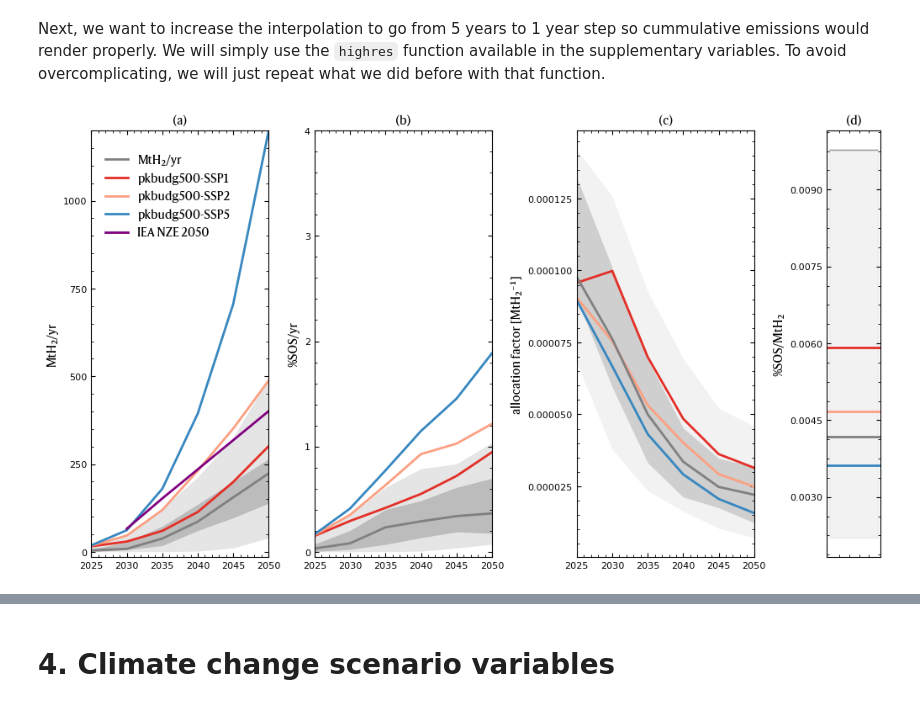
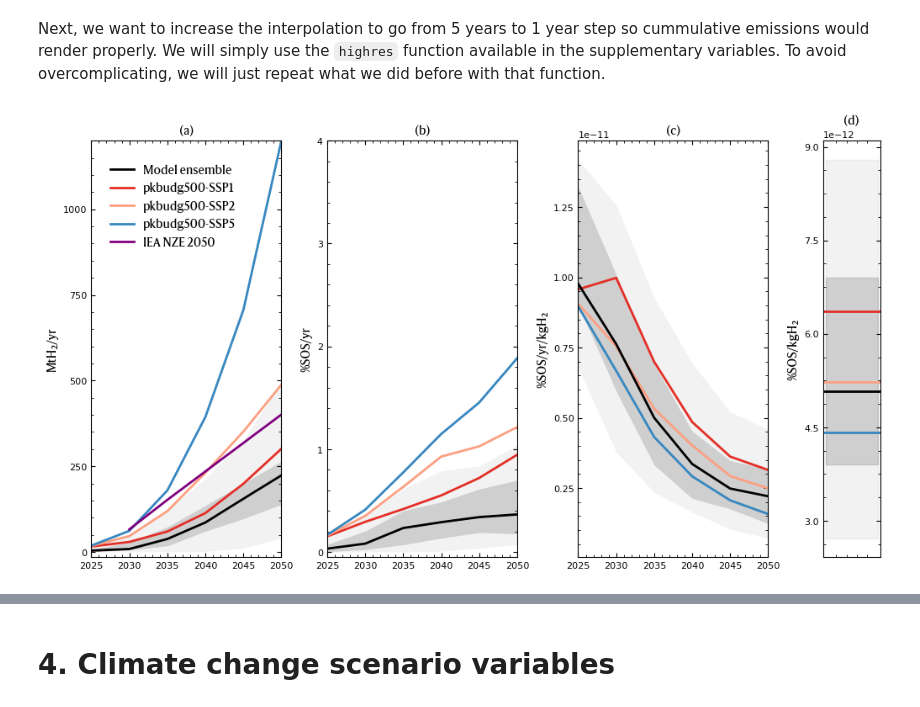
Before and after one commit to Michael-ljn/pathways-H2-prod-within-PBs, a Jupyter notebook: code/2_02_allocated_space.ipynb, the cells around one changed output, grey strips where cells are left out. Drawn from its saved outputs; the diff is of its cells as text; code cells hidden in the pictures.

Commit message:
updated notebook for allocated space

```diff
--- a/code/2_02_allocated_space.ipynb
+++ b/code/2_02_allocated_space.ipynb
@@ -30,2 +32,6 @@ using JLD2
 include("Utils/2_02_utils.jl");
 xr = pyimport("xarray");
+# %%
+function quantile(a::Matrix{Float64}, q::Float64; dims::Int64)
+    return mapslices(x -> quantile(x, q), a; dims=dims) |> vec
+end
@@ -275,23 +270,23 @@ Next, we want to increase the interpolation to go from 5 years to 1 year step so
 A,B,C,D = plt.figure(figsize=(10, 5.5),facecolor="none",layout="constrained").subplot_mosaic(
                                         "ABCD",
                                         width_ratios=[1,1,1,0.3])
-                                        axs=[B,A,C,D]
-                                        axs=[i[2] for i in axs]
+axs=[B,A,C,D]
+axs=[i[2] for i in axs]
 years=2025:5:2050
 year_index=years.-2019
 for (ax,mat,l) in  zip(axs[1:2],[ṁᴹᵗ,α.*100],["MtH₂/yr","%"])
     mins = (minimum(mat, dims=1)|>vec)[year_index]
     maxs = (maximum(mat, dims=1)|>vec)[year_index]
-    q05 = (mapslices(x -> quantile(x, 0.05), mat; dims=1)|>vec)[year_index]
-    q25 = (mapslices(x -> quantile(x, 0.25), mat; dims=1)|>vec)[year_index]
-    q50 = (mapslices(x -> median(x), mat; dims=1)|>vec)[year_index]
-    q75 = (mapslices(x -> quantile(x, 0.75), mat; dims=1)|>vec)[year_index]
-    q95 = (mapslices(x -> quantile(x, 0.95), mat; dims=1)|>vec)[year_index]
+    q05 = quantile(mat, 0.05; dims=1)[year_index]
+    q25 = quantile(mat, 0.25; dims=1)[year_index]
+    q50 = median(mat; dims=1)[year_index]
+    q75 = quantile(mat, 0.75; dims=1)[year_index]
+    q95 = quantile(mat, 0.95; dims=1)[year_index]
 
-    ax.plot(years, q50,color="grey",label=l,lw=2)
+    ax.plot(years, q50,color="k",label="Model ensemble",lw=2)
     # ax.fill_between(x=years, y1=mins, y2=maxs, color="grey",linewidth=0, alpha=0.1)
-    ax.fill_between(x=years, y1=q05, y2=q95, color="grey",linewidth=0, alpha=0.2)
-    ax.fill_between(x=years, y1=q25, y2=q75, color="grey",linewidth=0, alpha=0.4)
+    ax.fill_between(x=years, y1=q05, y2=q95, color="grey",linewidth=0, alpha=0.1)
+    ax.fill_between(x=years, y1=q25, y2=q75, color="grey",linewidth=0, alpha=0.3)
     ax.set_ylabel(l, fontproperties=font_prop)
     ax.tick_params(axis="both", direction="in")
 end
@@ -312,65 +307,58 @@ axs[1].set_title("(a)", fontproperties=font_prop)
 for (i,k) in zip(1:3,["yellow","orange","purple"])
     axs[2].plot(years,β_rmd[:,year_index][i,:].*100,linestyle="-",lw=2)
 end
 axs[2].set_xlim(2025, 2050)
 axs[2].set_ylabel("%SOS/yr", fontproperties=font_prop)
 axs[2].set_ylim(-0.0005.*100, 0.04.*100)
 axs[2].set_title("(b)", fontproperties=font_prop)
 
+# allocated space per kgH2 using utilitarian principle.
+axs[3].set_title("(c)",fontproperties=font_prop_labels)
+αᵏᵍmins = [minimum(filter(!isnan, αᵏᵍ[:,j])) for j in 1:size(αᵏᵍ,2)][year_index]
+αᵏᵍmaxs = [maximum(filter(!isnan, αᵏᵍ[:,j])) for j in 1:size(αᵏᵍ,2)][year_index]
+αq(a,q) = [quantile(filter(!isnan, a[:,j]), q ) for j in 1:size(a,2)][year_index]
+αᵏᵍq05 , αᵏᵍq95 = αq(αᵏᵍ,0.05),αq(αᵏᵍ,0.95) #5-95th (90%) IQR
+αᵏᵍq25 , αᵏᵍq75 = αq(αᵏᵍ,0.25),αq(αᵏᵍ,0.75) #25-75th (50%) IQR
+αᵏᵍq50 = αq(αᵏᵍ,0.50)
+
+axs[3].plot(years,βᵏᵍ_rmd[:,year_index]'.*100,linewidth=2)
+axs[3].plot(years,αᵏᵍq50 .*100 ,label="Median",linewidth=2, color="k")
+axs[3].fill_between(x=years, y1=αᵏᵍq05.*100, y2=αᵏᵍq95.*100, color="grey",linewidth=0, alpha=0.1) #85% proba
+axs[3].fill_between(x=years, y1=αᵏᵍq25.*100, y2=αᵏᵍq75.*100, color="grey",linewidth=0, alpha=0.3) #70% proba
+axs[3].set_xlim(2025, 2050)
+axs[3].set_ylabel("%SOS/yr/kgH₂",fontproperties=font_prop_labels)
 
 
-# allocated space per kgH2 using utilitarian principle.
-axs[3].set_title("(c)",fontproperties=font_prop_labels)
-αᴹᵗmins = [minimum(filter(!isnan, αᴹᵗ[:,j])) for j in 1:size(αᴹᵗ,2)][year_index]
-αᴹᵗmaxs = [maximum(filter(!isnan, αᴹᵗ[:,j])) for j in 1:size(αᴹᵗ,2)][year_index]
-αq(a,q) = [quantile(filter(!isnan, a[:,j]), q ) for j in 1:size(a,2)][year_index]
-αᴹᵗq05 , αᴹᵗq95 = αq(αᴹᵗ,0.05),αq(αᴹᵗ,0.95) #5-95th (90%) IQR
-αᴹᵗq25 , αᴹᵗq75 = αq(αᴹᵗ,0.25),αq(αᴹᵗ,0.75) #25-75th (50%) IQR
-# αᵏᵍq40 , αᵏᵍq60 = αq(αᵏᵍ,0.40),αq(αᵏᵍ,0.60); #40-60th (20%) IQR
-# αᵏᵍq10 = αq(αᵏᵍ,0.10); #40-60th (20%) IQR
-αᴹᵗq50 = αq(αᴹᵗ,0.50)
+minvect_hr=minimum(αᵏᵍ[:,year_index],dims=1)*100|>mean
+maxvect_hr=maximum(αᵏᵍ[:,year_index],dims=1)*100|>mean
+q50_hr= median(αᵏᵍ[:,year_index],dims=1)*100|>mean
+q05_hr = quantile(αᵏᵍ[:,year_index], 0.05, dims=1)*100|>mean
+q25_hr = quantile(αᵏᵍ[:,year_index], 0.25, dims=1)*100|>mean
+q75_hr = quantile(αᵏᵍ[:,year_index], 0.75, dims=1)*100|>mean
+q95_hr=  quantile(αᵏᵍ[:,year_index], 0.95, dims=1)*100|>mean
 
-axs[3].plot(years,βᴹᵗ_rmd[:,year_index]',linewidth=2)
-axs[3].plot(years,αᴹᵗq50  ,label="Median",linewidth=2, color="grey")
-# axs[3].fill_between(x=years, y1=αᴹᵗmins, y2=αᴹᵗmaxs, color="grey",linewidth=0, alpha=0.1)
-axs[3].fill_between(x=years, y1=αᴹᵗq05, y2=αᴹᵗq95, color="grey",linewidth=0, alpha=0.1) #85% proba
-axs[3].fill_between(x=years, y1=αᴹᵗq25, y2=αᴹᵗq75, color="grey",linewidth=0, alpha=0.3) #70% proba
-axs[3].set_xlim(2025, 2050)
-axs[3].set_ylabel("allocation factor [MtH₂⁻¹]",fontproperties=font_prop_labels)
-
-
-
-vect=median(αᴹᵗ[:,year_index],dims=1)
-minvect_hr=minimum(vect)*100
-maxvect_hr=maximum(vect)*100
-q50_hr=median(vect)*100
-q05_hr = mapslices(x -> quantile(x, 0.05), vect; dims=1)*100
-q25_hr = mapslices(x -> quantile(x, 0.25), vect; dims=1)*100
-q75_hr = mapslices(x -> quantile(x, 0.75), vect; dims=1)*100
-q95_hr= mapslices(x -> quantile(x, 0.95), vect; dims=1)*100
-axs[4].axhline([q50_hr],color="grey",linestyle="-", xmin=0, xmax=1,lw=2)
-axs[4].fill_between(x=[0, maxvect_hr], y1=minvect_hr, y2=maxvect_hr, color="grey", alpha=0.1)
+axs[4].axhline([q50_hr],color="k",linestyle="-", xmin=0, xmax=1,lw=2)
 axs[4].tick_params(bottom=false, labelbottom=false)
-axs[4].fill_between(x=[0, maxvect_hr], y1=q05_hr[1], y2=q95_hr[1], color="grey", alpha=0.6)
-axs[4].fill_between(x=[0, maxvect_hr], y1=q25_hr[1], y2=q75_hr[1], color="grey", alpha=0.4)
-axs[4].set_ylabel("%SOS/MtH₂", fontproperties=font_prop)
+axs[4].fill_between(x=[0, 1], y1=q05_hr, y2=q95_hr, color="grey", alpha=0.1)
+axs[4].fill_between(x=[0, 1], y1=q25_hr, y2=q75_hr, color="grey", alpha=0.3)
+axs[4].set_ylabel("%SOS/kgH₂", fontproperties=font_prop)
 axs[4].set_title("(d)", fontproperties=font_prop)
 axs[4].tick_params(axis="both", top=false, bottom=false)
 
 for (i,k) in zip(1:3,["#e32f27","#fca082","#3787c0"])
-    vect=median(βᴹᵗ_rmd[:,year_index][i,:],dims=1)*100
+    vect=(mean(βᵏᵍ_rmd[:,year_index],dims=2)*100)[i,:]
     axs[4].axhline([vect],color=k,linestyle="-", xmin=0, xmax=1,lw=2)
 end
 
 axs[1].yaxis.set_major_locator(tkr.MaxNLocator(integer=true, nbins=5))
 axs[2].yaxis.set_major_locator(tkr.MaxNLocator(integer=false, nbins=5))
 axs[3].yaxis.set_major_locator(tkr.MaxNLocator(integer=false, nbins=6))
 axs[4].yaxis.set_major_locator(tkr.MaxNLocator(integer=false, nbins=6))
 handles, labels = axs[1].get_legend_handles_labels()
 axs[1].legend(handles, labels, frameon=false, loc="upper center", bbox_to_anchor=(0.43, 0.97), ncol=1, prop=font_prop)
 plt.savefig(respath*"summary_res.svg", bbox_inches="tight",transparent=true)
 plt.savefig(respath*"summary_res.png", dpi=800,bbox_inches="tight",transparent=true)
 display(plt.gcf())
 plt.close("all")
 # %% [output]
-[figure, old version]
+[figure, new version]
```
Also changed, not shown: parts of 43 cells of this notebook, 22 other files.
